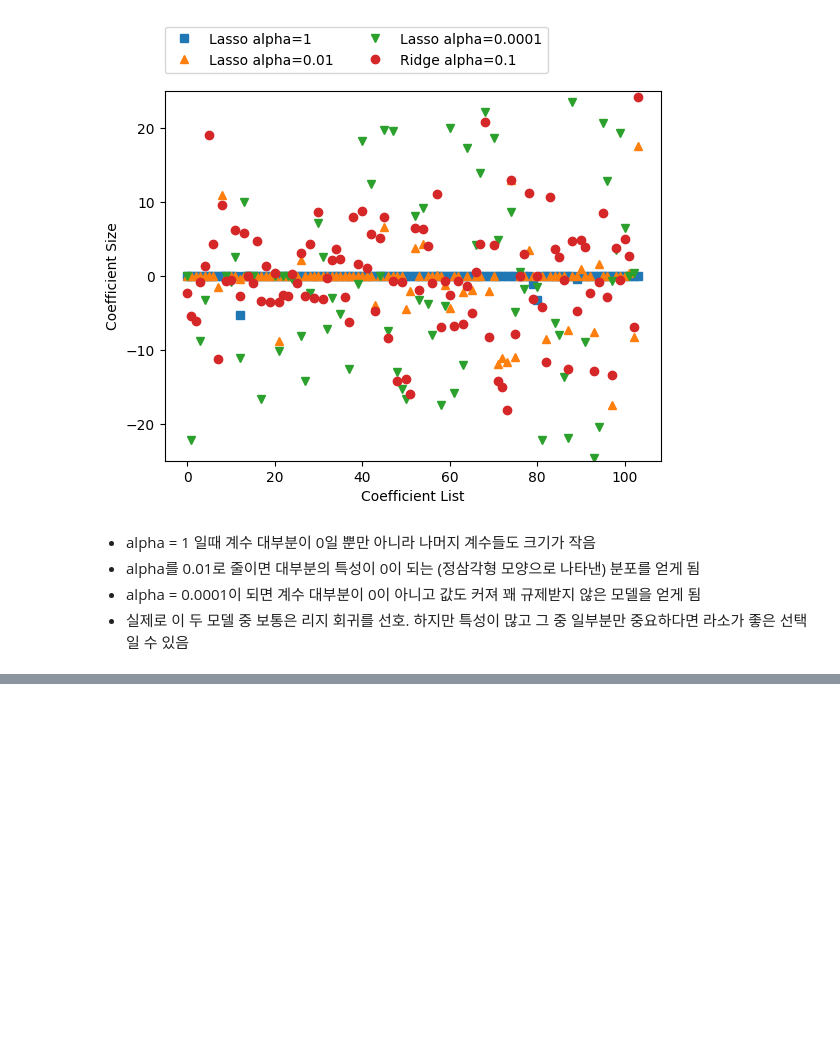
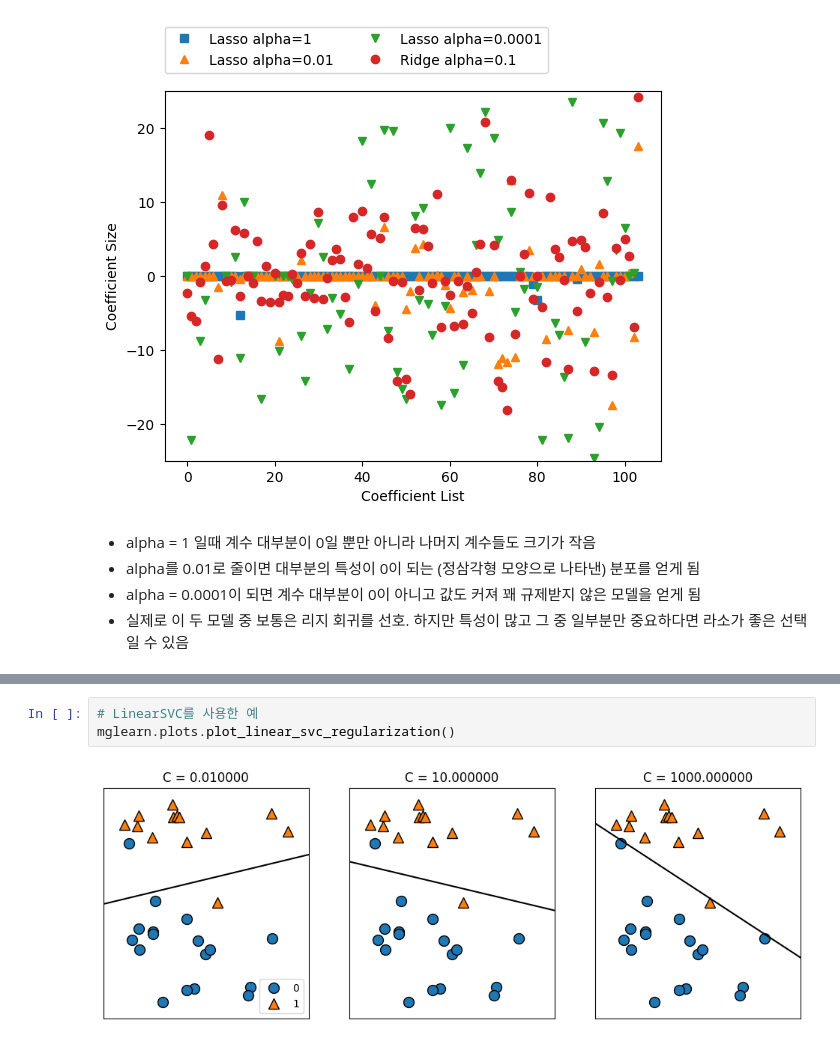
Before and after one commit to haribo09876/MachineLearning, a Jupyter notebook: 02. SupervisedLearning/03. SupervisedLearningAlgorithm.ipynb, the cells around one changed output, grey strips where cells are left out. Cells and saved outputs as stored; diff of their text form; blank space fills up the shorter version.

```diff
--- a/02. SupervisedLearning/03. SupervisedLearningAlgorithm.ipynb
+++ b/02. SupervisedLearning/03. SupervisedLearningAlgorithm.ipynb
@@ -430,0 +460,5 @@ plt.ylabel("Coefficient Size");
+# %%
+# LinearSVC를 사용한 예
+mglearn.plots.plot_linear_svc_regularization()
+# %% [output]
+[figure, added]
```
Also changed, not shown: parts of 4 cells of this notebook.
